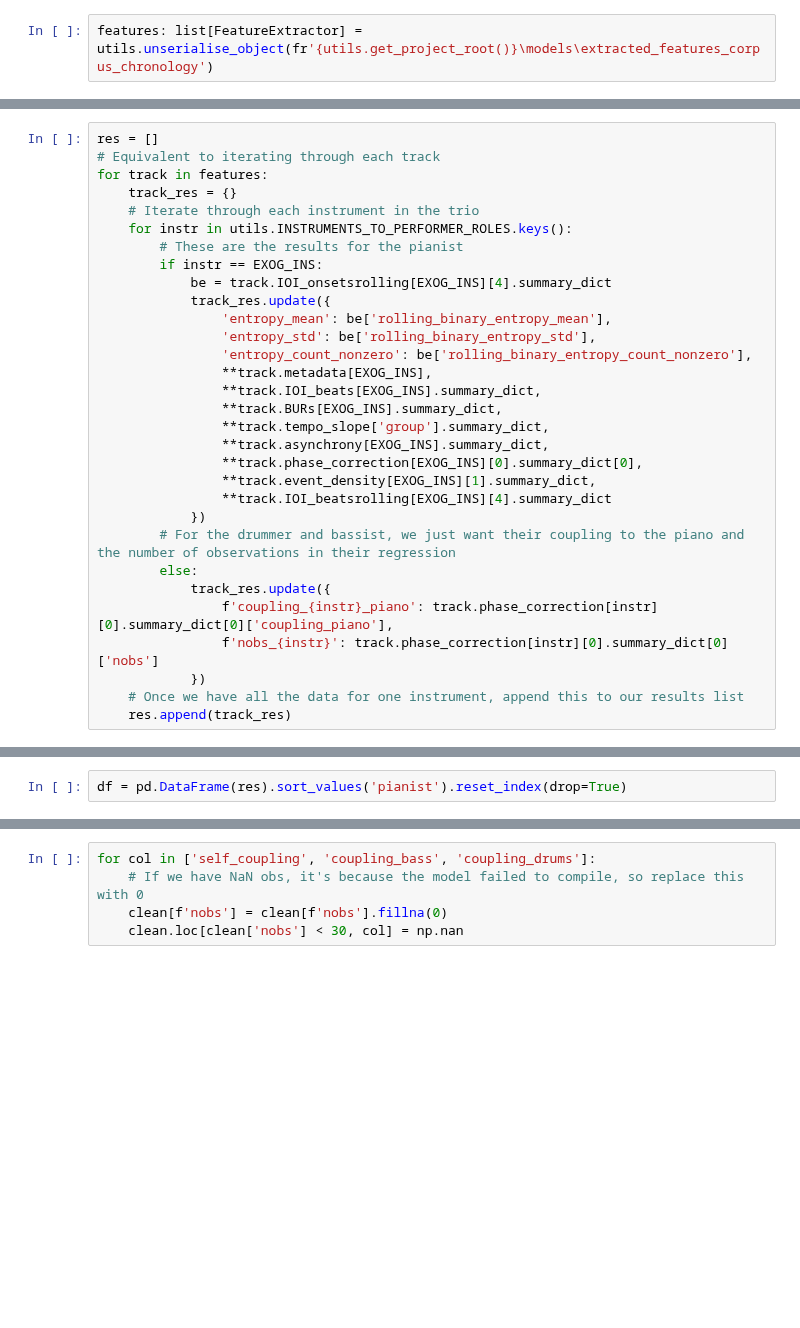
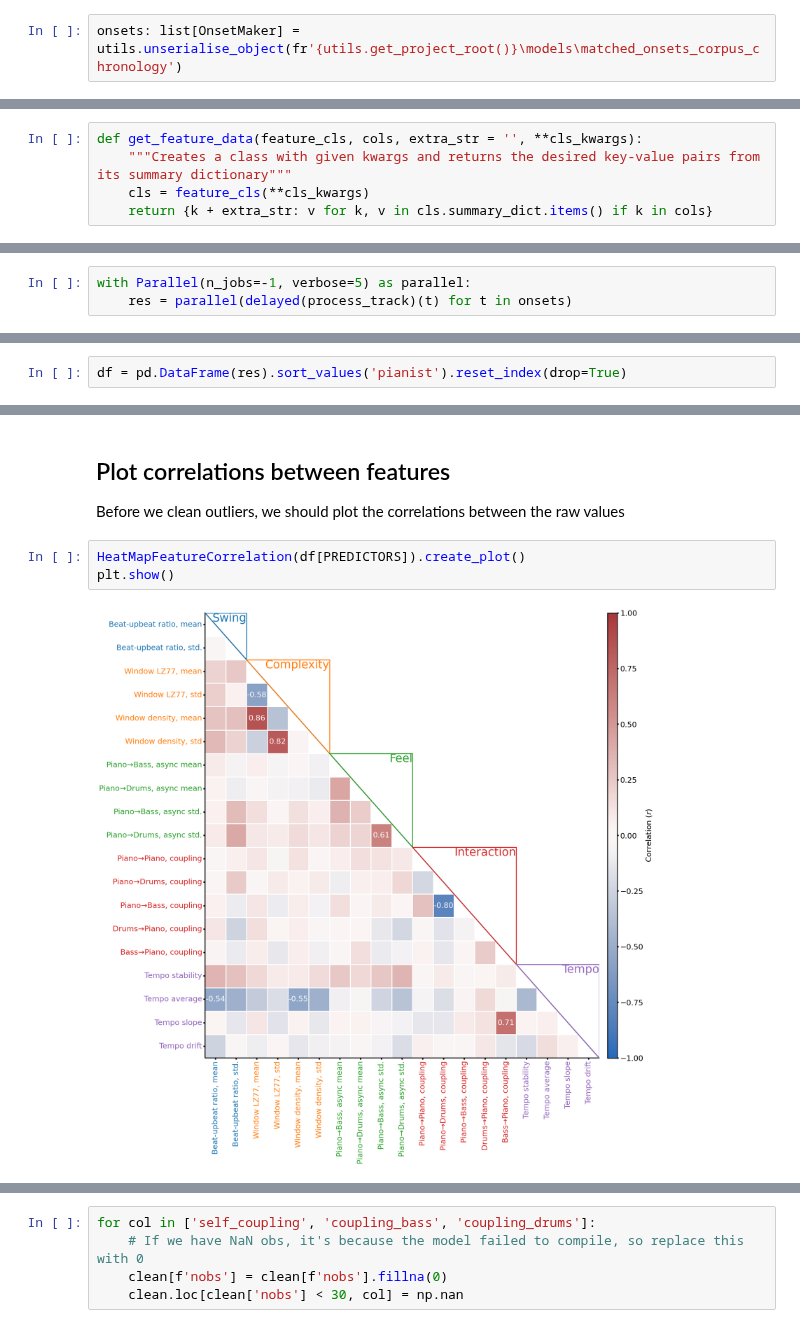
Before and after one commit to HuwCheston/Jazz-Trio-Database, a Jupyter notebook: notebooks/0.1-cheston-random-forest-features.ipynb, the cells around one changed output, grey strips where cells are left out. Cells and saved outputs as stored; diff of their text form; blank space fills up the shorter version.

Commit message:
Updated random forest notebook and added plots

```diff
--- a/notebooks/0.1-cheston-random-forest-features.ipynb
+++ b/notebooks/0.1-cheston-random-forest-features.ipynb
@@ -69,2 +55,2 @@ We start by loading in the data we extracted from our `corpus_chronology` in `sr
 # %%
-features: list[FeatureExtractor] = utils.unserialise_object(fr'{utils.get_project_root()}\models\extracted_features_corpus_chronology')
+onsets: list[OnsetMaker] = utils.unserialise_object(fr'{utils.get_project_root()}\models\matched_onsets_corpus_chronology')
@@ -73,31 +56,0 @@ We can now iterate through each `FeatureExtractor` class (equivalent to iteratin
-# %%
-res = []
-# Equivalent to iterating through each track
-for track in features:
-    track_res = {}
-    # Iterate through each instrument in the trio
-    for instr in utils.INSTRUMENTS_TO_PERFORMER_ROLES.keys():
-        # These are the results for the pianist
-        if instr == EXOG_INS:
-            be = track.IOI_onsetsrolling[EXOG_INS][4].summary_dict
-            track_res.update({
-                'entropy_mean': be['rolling_binary_entropy_mean'],
-                'entropy_std': be['rolling_binary_entropy_std'],
-                'entropy_count_nonzero': be['rolling_binary_entropy_count_nonzero'],
-                **track.metadata[EXOG_INS],
-                **track.IOI_beats[EXOG_INS].summary_dict,
-                **track.BURs[EXOG_INS].summary_dict,
-                **track.tempo_slope['group'].summary_dict,
-                **track.asynchrony[EXOG_INS].summary_dict,
-                **track.phase_correction[EXOG_INS][0].summary_dict[0],
-                **track.event_density[EXOG_INS][1].summary_dict,
-                **track.IOI_beatsrolling[EXOG_INS][4].summary_dict
-            })
-        # For the drummer and bassist, we just want their coupling to the piano and the number of observations in their regression
-        else:
-            track_res.update({
-                f'coupling_{instr}_piano': track.phase_correction[instr][0].summary_dict[0]['coupling_piano'],
-                f'nobs_{instr}': track.phase_correction[instr][0].summary_dict[0]['nobs']
-            })
-    # Once we have all the data for one instrument, append this to our results list
-    res.append(track_res)
@@ -103,0 +61,5 @@ for track in features:
+# %%
+def get_feature_data(feature_cls, cols, extra_str = '', **cls_kwargs):
+    """Creates a class with given kwargs and returns the desired key-value pairs from its summary dictionary"""
+    cls = feature_cls(**cls_kwargs)
+    return {k + extra_str: v for k, v in cls.summary_dict.items() if k in cols}
@@ -103,0 +124,3 @@ for track in features:
+# %%
+with Parallel(n_jobs=-1, verbose=5) as parallel:
+    res = parallel(delayed(process_track)(t) for t in onsets)
@@ -114 +146,9 @@ clean = df[(df['missing_beats_fraction'] < 2/3) | (df['fraction_silent'] < 1/3)]
+# %% [markdown]
+## Plot correlations between features
+Before we clean outliers, we should plot the correlations between the raw values
+# %%
+HeatMapFeatureCorrelation(df[PREDICTORS]).create_plot()
+plt.show()
+# %% [output]
+[figure, added]
 # %% [markdown]
```
Also changed, not shown: parts of 85 cells of this notebook, 1 other file.
